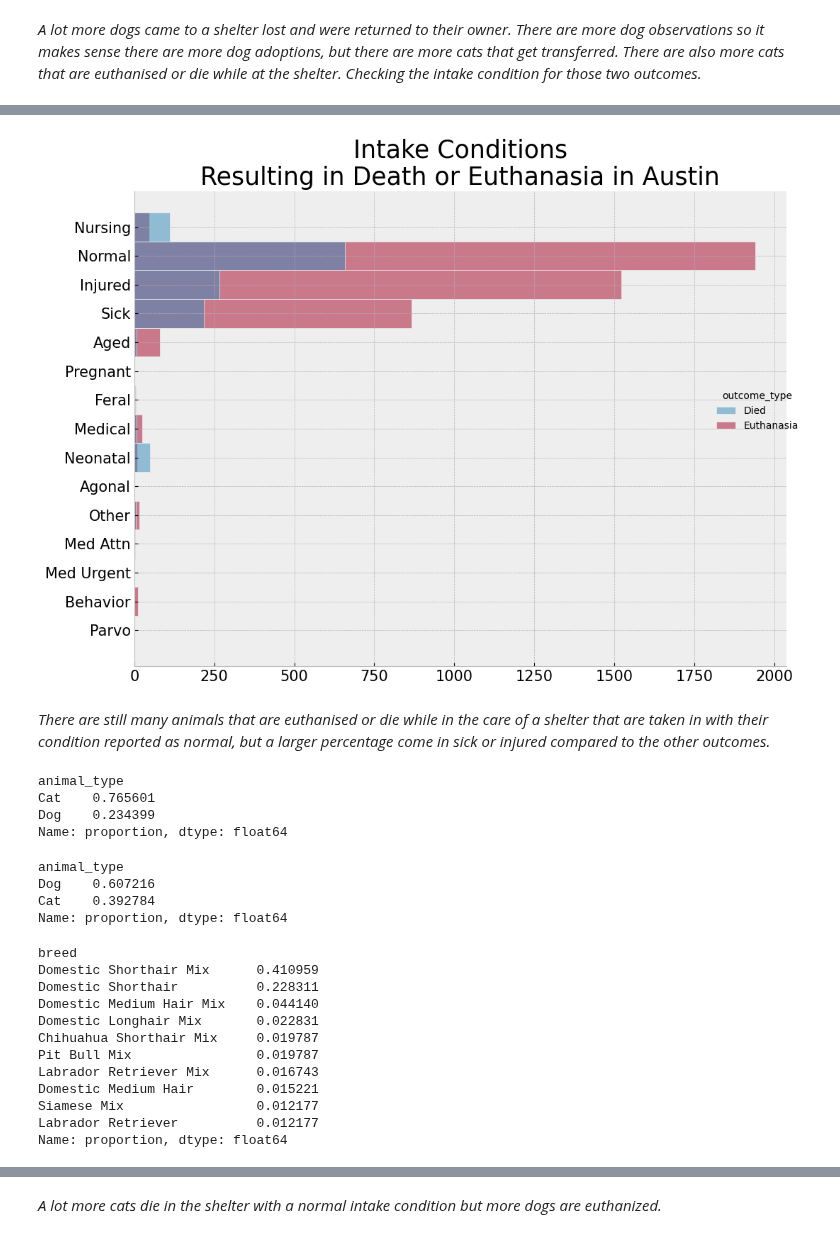
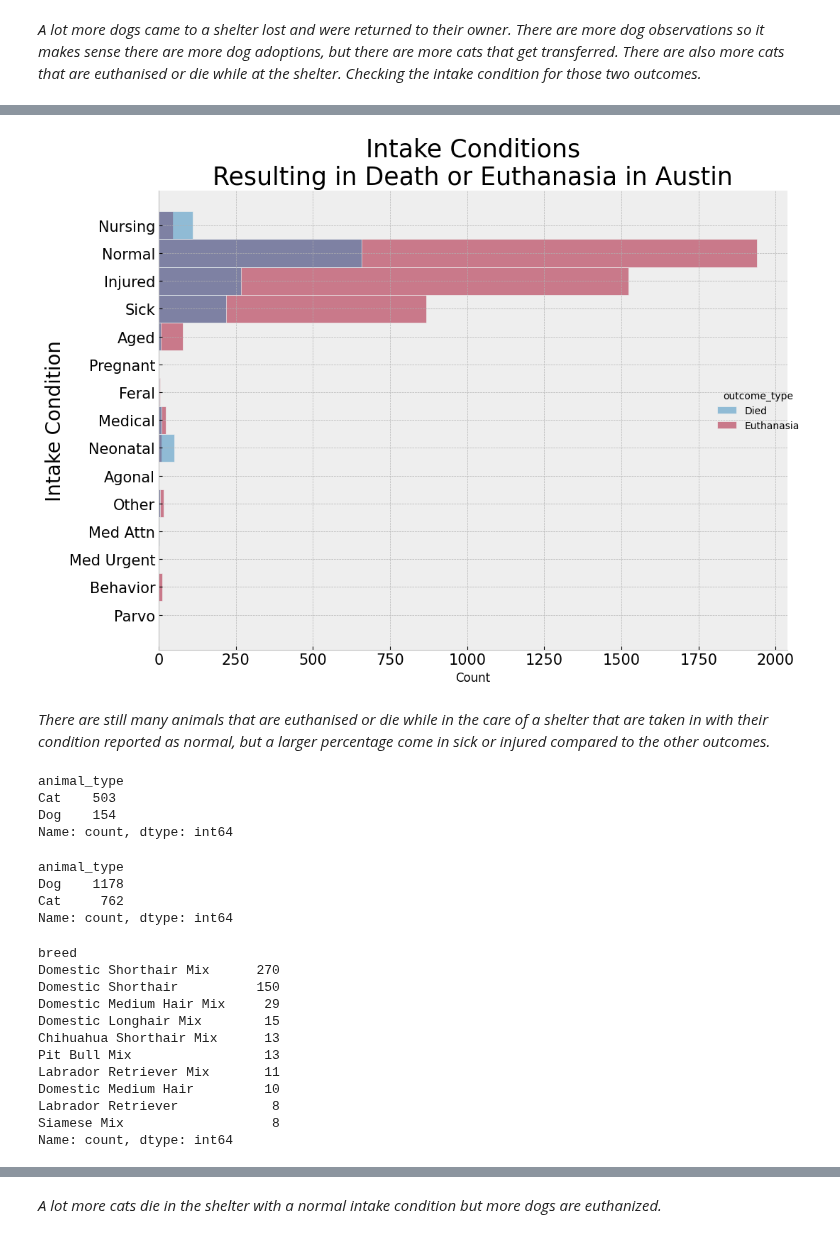
Before and after one commit to kncramer/animal-shelter-outcomes, a Jupyter notebook: code/02-eda.ipynb, the cells around one changed output, grey strips where cells are left out. Saved outputs shown, nothing was run; the diff lists cells and outputs as text; code cells hidden in the pictures.

```diff
--- a/code/02-eda.ipynb
+++ b/code/02-eda.ipynb
@@ -243,19 +342,18 @@ plt.xticks(fontsize=15);
 # %%
 # plotting intake conditions with euthanasia and died outcomes
 died_in_shelter_austin = pd.concat([animals_austin[animals_austin['outcome_type'] == 'Died'],
                              animals_austin[animals_austin['outcome_type'] == 'Euthanasia']])
 sns.displot(died_in_shelter_austin, y = 'intake_condition', hue='outcome_type', height=8, aspect=1.2)
 plt.title('Intake Conditions\nResulting in Death or Euthanasia in Austin', size = 25)
-plt.ylabel('')
-plt.xlabel('')
+plt.ylabel('Intake Condition', size = 20)
 plt.yticks(fontsize=15)
 plt.xticks(fontsize=15);
 
 # saving image for slides
 plt.tight_layout()
-plt.savefig('../images/conditions_euthanized_austin.png')
+plt.savefig('../images/conditions_euthanized.png')
 # %% [output]
-[figure, old version]
+[figure, new version]
 # %% [markdown]
 *There are still many animals that are euthanised or die while in the care of a shelter that are taken in with their condition reported as normal, but a larger percentage come in sick or injured compared to the other outcomes.*
 # %%
@@ -263,32 +361,32 @@ plt.savefig('../images/conditions_euthanized_austin.png')
 animals_austin_normal_died = animals_austin[(animals_austin['intake_condition'] == 'Normal') & (animals_austin['outcome_type'] == 'Died')]
 animals_austin_normal_euth = animals_austin[(animals_austin['intake_condition'] == 'Normal') & (animals_austin['outcome_type'] == 'Euthanasia')]
 # %%
-animals_austin_normal_died['animal_type'].value_counts(normalize = True)
+animals_austin_normal_died['animal_type'].value_counts()
 # %% [output]
 animal_type
-Cat    0.765601
-Dog    0.234399
-Name: proportion, dtype: float64
+Cat    503
+Dog    154
+Name: count, dtype: int64
 # %%
-animals_austin_normal_euth['animal_type'].value_counts(normalize = True)
+animals_austin_normal_euth['animal_type'].value_counts()
 # %% [output]
 animal_type
-Dog    0.607216
-Cat    0.392784
-Name: proportion, dtype: float64
+Dog    1178
+Cat     762
+Name: count, dtype: int64
 # %%
-animals_austin_normal_died['breed'].value_counts(normalize = True).head(10)
+animals_austin_normal_died['breed'].value_counts().head(10)
 # %% [output]
 breed
-Domestic Shorthair Mix      0.410959
-Domestic Shorthair          0.228311
-Domestic Medium Hair Mix    0.044140
-Domestic Longhair Mix       0.022831
-Chihuahua Shorthair Mix     0.019787
-Pit Bull Mix                0.019787
-Labrador Retriever Mix      0.016743
-Domestic Medium Hair        0.015221
-Siamese Mix                 0.012177
-Labrador Retriever          0.012177
-Name: proportion, dtype: float64
+Domestic Shorthair Mix      270
+Domestic Shorthair          150
+Domestic Medium Hair Mix     29
+Domestic Longhair Mix        15
+Chihuahua Shorthair Mix      13
+Pit Bull Mix                 13
+Labrador Retriever Mix       11
+Domestic Medium Hair         10
+Labrador Retriever            8
+Siamese Mix                   8
+Name: count, dtype: int64
 # %%
```
Also changed, not shown: parts of 66 cells of this notebook.
